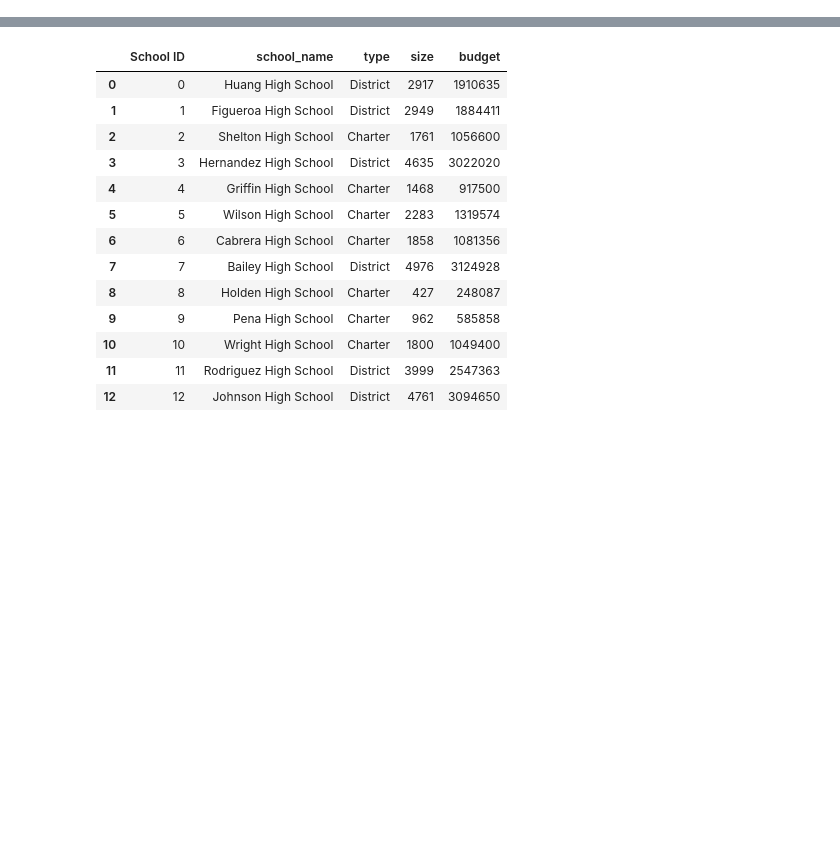
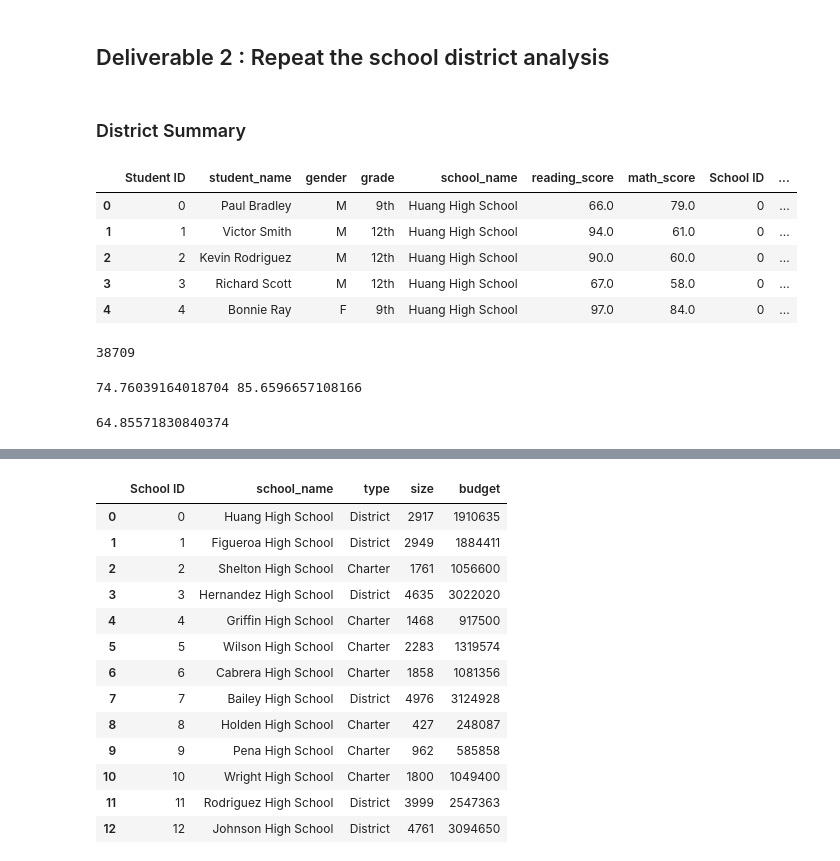
Before and after one commit to dyl-lee/School-District-Analysis, a Jupyter notebook: PyCitySchools_Challenge_testing.ipynb, the cells around one changed output, grey strips where cells are left out. Saved outputs shown, nothing was run; the diff lists cells and outputs as text; code cells hidden in the pictures; blank space fills up the shorter version.

```diff
--- a/PyCitySchools_Challenge_testing.ipynb
+++ b/PyCitySchools_Challenge_testing.ipynb
@@ -0,0 +64,15 @@
+# %% [markdown]
+## Deliverable 2 : Repeat the school district analysis
+# %% [markdown]
+### District Summary
+# %%
+# Combine the data into a single dataset
+school_data_complete_df = pd.merge(student_data_df, school_data_df, how="left", on=["school_name", "school_name"])
+school_data_complete_df.head()
+# %% [output]
+|  | Student ID | student_name | gender | grade | school_name | reading_score | math_score | School ID | ... |
+| 0 | 0 | Paul Bradley | M | 9th | Huang High School | 66.0 | 79.0 | 0 | ... |
+| 1 | 1 | Victor Smith | M | 12th | Huang High School | 94.0 | 61.0 | 0 | ... |
+| 2 | 2 | Kevin Rodriguez | M | 12th | Huang High School | 90.0 | 60.0 | 0 | ... |
+| 3 | 3 | Richard Scott | M | 12th | Huang High School | 67.0 | 58.0 | 0 | ... |
+| 4 | 4 | Bonnie Ray | F | 9th | Huang High School | 97.0 | 84.0 | 0 | ... |
@@ -0,0 +90,15 @@
+# %%
+# Step 1. Get the number of students that are in ninth grade at Thomas High School.
+# These students have no grades.
+ninth_student_count = len(school_data_complete_df.loc[(school_data_complete_df["grade"] == "9th") & (school_data_complete_df["school_name"] == "Thomas High School")])
+ninth_student_count
+
+# Get the total student count
+student_count = school_data_complete_df["student_name"].count()
+
+# Step 2. Subtract the number of students that are in ninth grade at
+# Thomas High School from the total student count to get the new total student count.
+student_count_tenth_to_twelfth = student_count - ninth_student_count
+student_count_tenth_to_twelfth
+# %% [output]
+38709
@@ -0,0 +109,21 @@
+# %%
+# Step 3. Calculate the passing percentages with the new total student count.
+passing_math_percentage = passing_math_count / student_count_tenth_to_twelfth * 100
+passing_reading_percentage = passing_reading_count / student_count_tenth_to_twelfth * 100
+print(passing_math_percentage, passing_reading_percentage)
+# %% [output]
+74.76039164018704 85.6596657108166
+# %%
+# Calculate the students who passed both reading and math.
+passing_math_reading = school_data_complete_df[(school_data_complete_df["math_score"] >= 70)
+                                               & (school_data_complete_df["reading_score"] >= 70)]
+
+# Calculate the number of students that passed both reading and math.
+overall_passing_math_reading_count = passing_math_reading["student_name"].count()
+
+
+# Step 4.Calculate the overall passing percentage with new total student count.
+overall_passing_percentage = overall_passing_math_reading_count / student_count_tenth_to_twelfth * 100
+print(overall_passing_percentage)
+# %% [output]
+64.85571830840374
```
Also changed, not shown: parts of 49 cells of this notebook.
